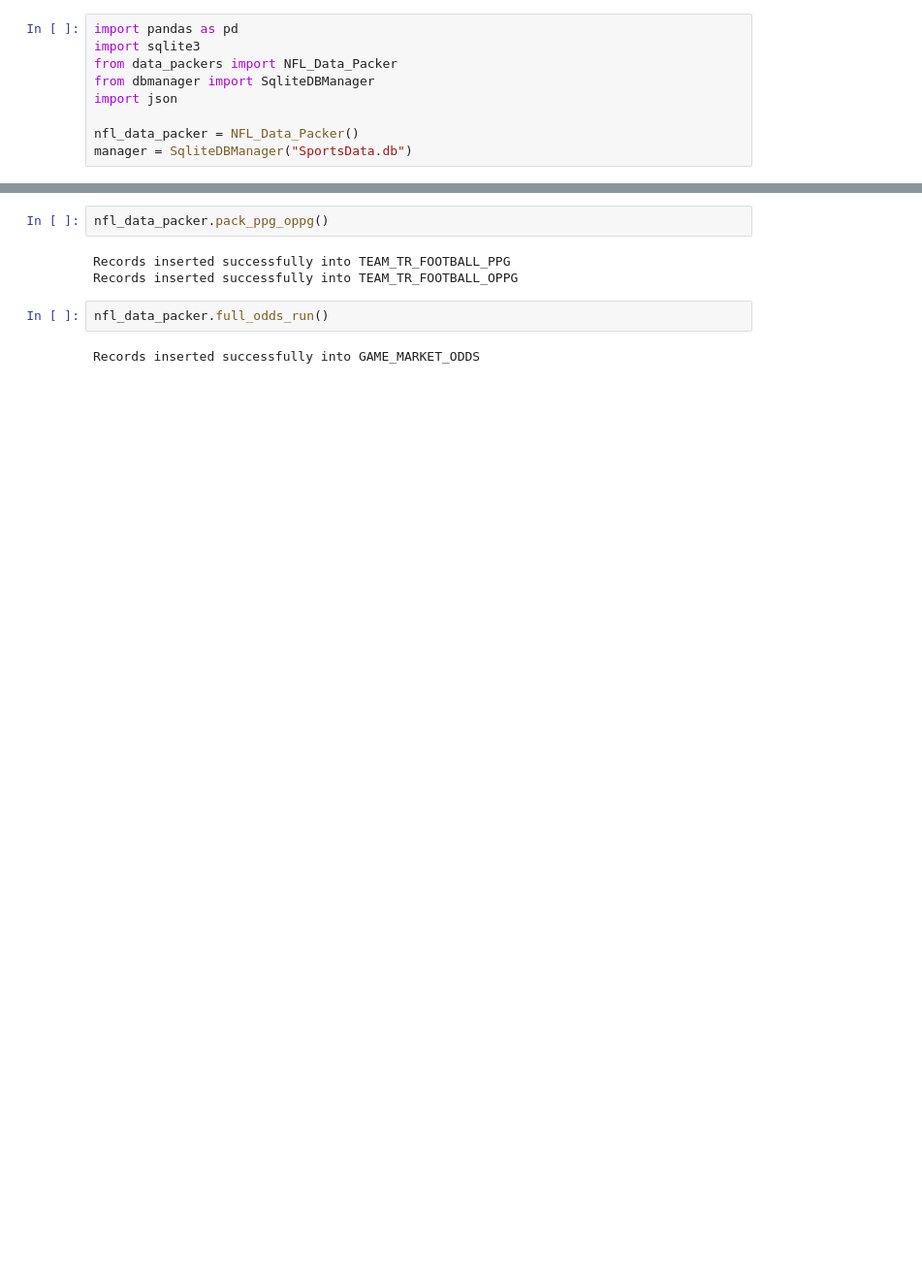
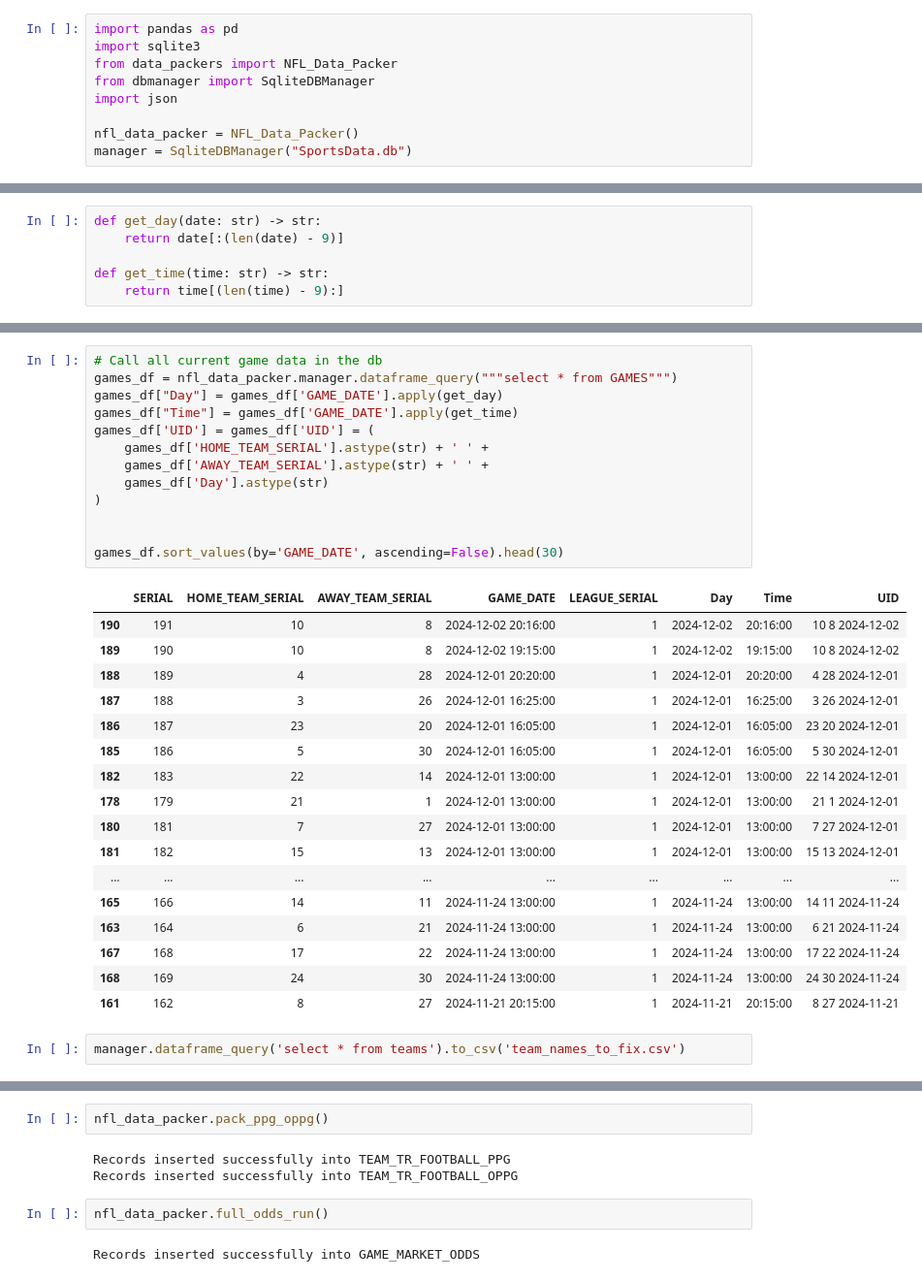
Before and after one commit to tmccoy94/Sports_Data_Project, a Jupyter notebook: test2.ipynb, the cells around one changed output, grey strips where cells are left out. Shown: that part at 97% size. Drawn from its saved outputs; the diff is of its cells as text; blank space fills up the shorter version.

```diff
--- a/test2.ipynb
+++ b/test2.ipynb
@@ -9,0 +44,6 @@ manager = SqliteDBManager("SportsData.db")
+# %%
+def get_day(date: str) -> str:
+    return date[:(len(date) - 9)]
+
+def get_time(time: str) -> str:
+    return time[(len(time) - 9):]
@@ -9,0 +83,33 @@ manager = SqliteDBManager("SportsData.db")
+# %%
+# Call all current game data in the db
+games_df = nfl_data_packer.manager.dataframe_query("""select * from GAMES""")
+games_df["Day"] = games_df['GAME_DATE'].apply(get_day)
+games_df["Time"] = games_df['GAME_DATE'].apply(get_time)
+games_df['UID'] = games_df['UID'] = (
+    games_df['HOME_TEAM_SERIAL'].astype(str) + ' ' +
+    games_df['AWAY_TEAM_SERIAL'].astype(str) + ' ' +
+    games_df['Day'].astype(str)
+)
+
+
+games_df.sort_values(by='GAME_DATE', ascending=False).head(30)
+# %% [output]
+|  | SERIAL | HOME_TEAM_SERIAL | AWAY_TEAM_SERIAL | GAME_DATE | LEAGUE_SERIAL | Day | Time | UID |
+| 190 | 191 | 10 | 8 | 2024-12-02 20:16:00 | 1 | 2024-12-02 | 20:16:00 | 10 8 2024-12-02 |
+| 189 | 190 | 10 | 8 | 2024-12-02 19:15:00 | 1 | 2024-12-02 | 19:15:00 | 10 8 2024-12-02 |
+| 188 | 189 | 4 | 28 | 2024-12-01 20:20:00 | 1 | 2024-12-01 | 20:20:00 | 4 28 2024-12-01 |
+| 187 | 188 | 3 | 26 | 2024-12-01 16:25:00 | 1 | 2024-12-01 | 16:25:00 | 3 26 2024-12-01 |
+| 186 | 187 | 23 | 20 | 2024-12-01 16:05:00 | 1 | 2024-12-01 | 16:05:00 | 23 20 2024-12-01 |
+| 185 | 186 | 5 | 30 | 2024-12-01 16:05:00 | 1 | 2024-12-01 | 16:05:00 | 5 30 2024-12-01 |
+| 182 | 183 | 22 | 14 | 2024-12-01 13:00:00 | 1 | 2024-12-01 | 13:00:00 | 22 14 2024-12-01 |
+| 178 | 179 | 21 | 1 | 2024-12-01 13:00:00 | 1 | 2024-12-01 | 13:00:00 | 21 1 2024-12-01 |
+| 180 | 181 | 7 | 27 | 2024-12-01 13:00:00 | 1 | 2024-12-01 | 13:00:00 | 7 27 2024-12-01 |
+| 181 | 182 | 15 | 13 | 2024-12-01 13:00:00 | 1 | 2024-12-01 | 13:00:00 | 15 13 2024-12-01 |
+| ... | ... | ... | ... | ... | ... | ... | ... | ... |
+| 165 | 166 | 14 | 11 | 2024-11-24 13:00:00 | 1 | 2024-11-24 | 13:00:00 | 14 11 2024-11-24 |
+| 163 | 164 | 6 | 21 | 2024-11-24 13:00:00 | 1 | 2024-11-24 | 13:00:00 | 6 21 2024-11-24 |
+| 167 | 168 | 17 | 22 | 2024-11-24 13:00:00 | 1 | 2024-11-24 | 13:00:00 | 17 22 2024-11-24 |
+| 168 | 169 | 24 | 30 | 2024-11-24 13:00:00 | 1 | 2024-11-24 | 13:00:00 | 24 30 2024-11-24 |
+| 161 | 162 | 8 | 27 | 2024-11-21 20:15:00 | 1 | 2024-11-21 | 20:15:00 | 8 27 2024-11-21 |
+# %%
+manager.dataframe_query('select * from teams').to_csv('team_names_to_fix.csv')
```
Also changed, not shown: parts of 30 cells of this notebook, 2 other files.
